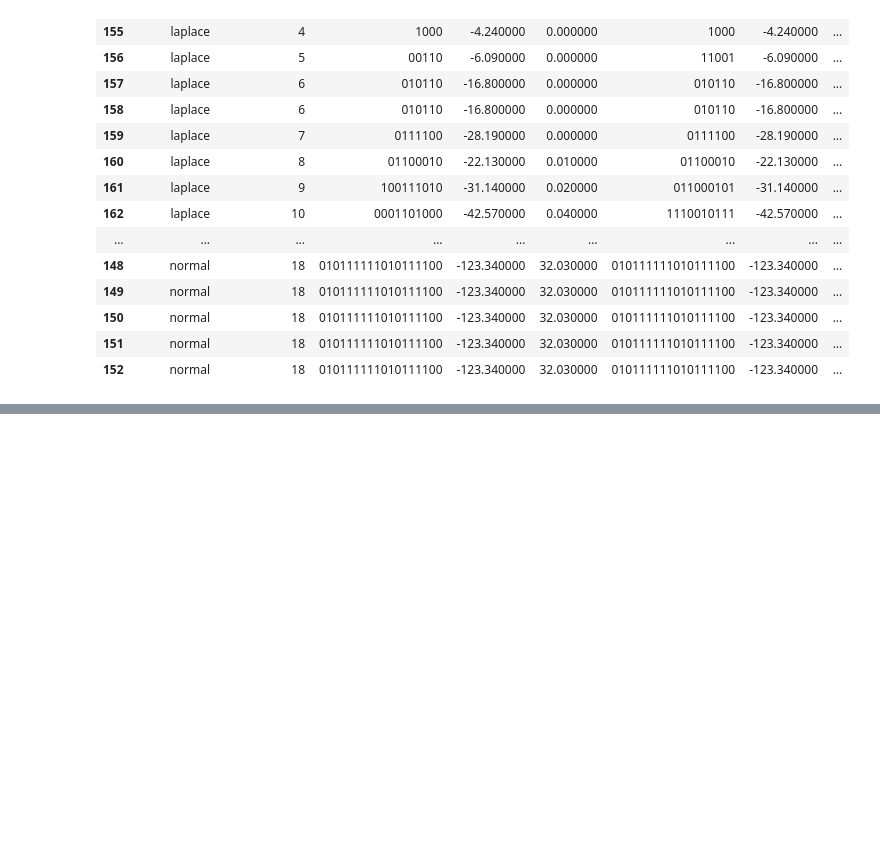
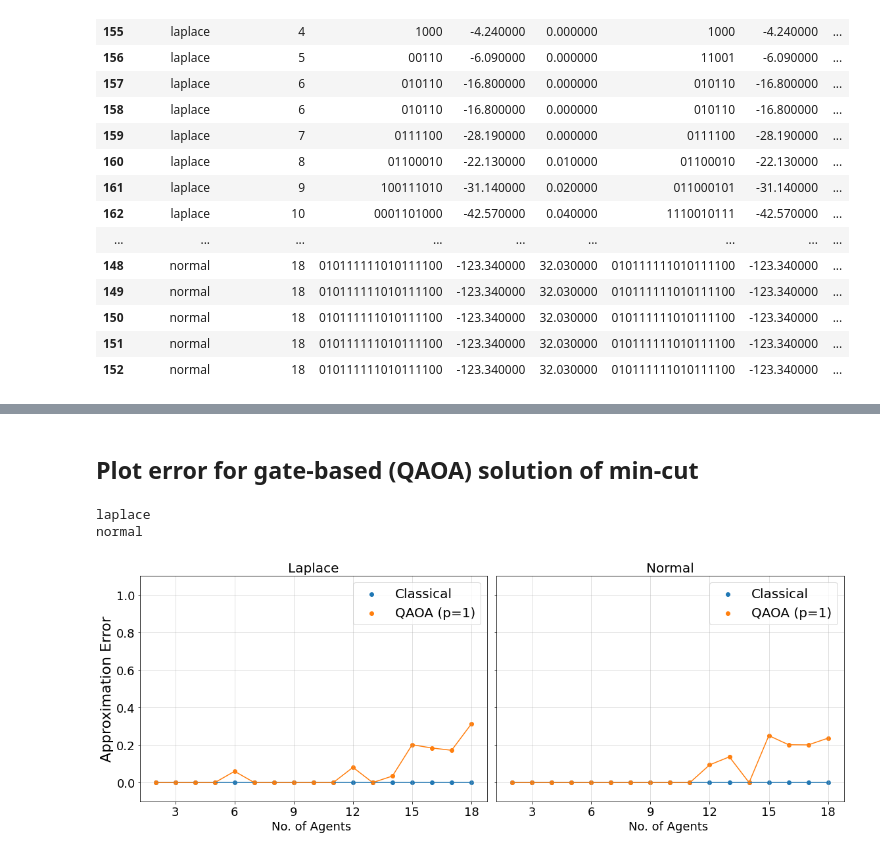
Before and after one commit to supreethmv/QuACS, a Jupyter notebook: Gate_based_Split.ipynb, the cells around one changed output, grey strips where cells are left out. Saved outputs shown, nothing was run; the diff lists cells and outputs as text; code cells hidden in the pictures; blank space fills up the shorter version.

```diff
--- a/Gate_based_Split.ipynb
+++ b/Gate_based_Split.ipynb
@@ -452,0 +513,79 @@ for distr in df.Distribution.unique():
+# %% [markdown]
+## Plot error for gate-based (QAOA) solution of min-cut
+# %%
+bruteforce_values = list(df[('Brute Force Solution','Value')])
+qaoa_values = list(df[('Qiskit QAOA','Value')])
+gate_based_quality = []
+
+for i, bruteforce_value in enumerate(bruteforce_values):
+  if bruteforce_value:
+    try:
+        gate_based_quality.append(abs((abs(qaoa_values[i]-bruteforce_value)/bruteforce_value)))
+    except:
+        gate_based_quality.append(abs((abs(qaoa_values[i]-bruteforce_value))))
+  else:
+    gate_based_quality.append(abs((abs(qaoa_values[i]-bruteforce_value))))
+
+gate_based_quality
+
+df[('Brute Force Solution','Quality')] = [0]*len(bruteforce_values)
+df[('Qiskit QAOA','Quality')] = gate_based_quality
+# %%
+#folder = os.path.join('/content/drive/MyDrive/Saarland/QAI/gate_based_GCS/QAOA_results', str(123))
+
+folder = os.path.join('QAOA_results', str(123))
+out_folder= 'Optimal Split Plots'
+df=df
+save=True
+font=14
+labels = [['Brute Force Solution', 'Min-cut brute force solver(Classical)'], ['Qiskit QAOA', 'QAOA (for p=1)']]
+
+
+fig, ax = plt.subplots(1, 2, sharey=True, figsize=(16,6))
+fig.set_tight_layout(True)
+ax[0].set_ylim(-.1, 1.1)
+ax[0].set_ylabel(r"Approximation Error", fontsize=font+8)
+plt.setp(ax, xticks=np.arange(0, 27, 3))
+
+
+current_folder = os.path.join(folder, out_folder )
+create_dir(current_folder)
+
+i=0
+
+for distr in df.Distribution.unique():
+    print(distr)
+    data = df[df.Distribution == distr]
+
+    n = np.array(list(map(int,data['No. of Agents'])))
+
+    x = data['No. of Agents'].to_numpy()
+
+    y_classical = data[(labels[0][0], 'Quality')].astype(float).to_numpy()
+
+    y_QAOA = data[(labels[1][0], 'Quality')].astype(float).to_numpy()
+
+
+    ax[i].scatter(x, y_classical, label="Classical")
+    ax[i].plot(x, y_classical)
+
+    ax[i].scatter(x, y_QAOA, label="QAOA (p=1)")
+    ax[i].plot(x, y_QAOA)
+    ax[i].tick_params(axis="both", labelsize=font+4)
+
+    ax[i].set_xlabel(r'No. of Agents ',fontdict={'fontsize':font+4})
+
+    ax[i].grid(alpha=.5)
+    ax[i].set_title(distr.title(), fontdict={'fontsize':font+6})
+    ax[i].legend(fontsize=font+6)
+    i+=1
+
+file = os.path.join(current_folder, simulator+'_quality.png')
+if save:
+    print()
+    plt.savefig(file, dpi=300, bbox_inches = "tight")
+plt.show()
+# %% [output]
+laplace
+normal
+[figure, added]
```
Also changed, not shown: parts of 21 cells of this notebook, 15 other files.
